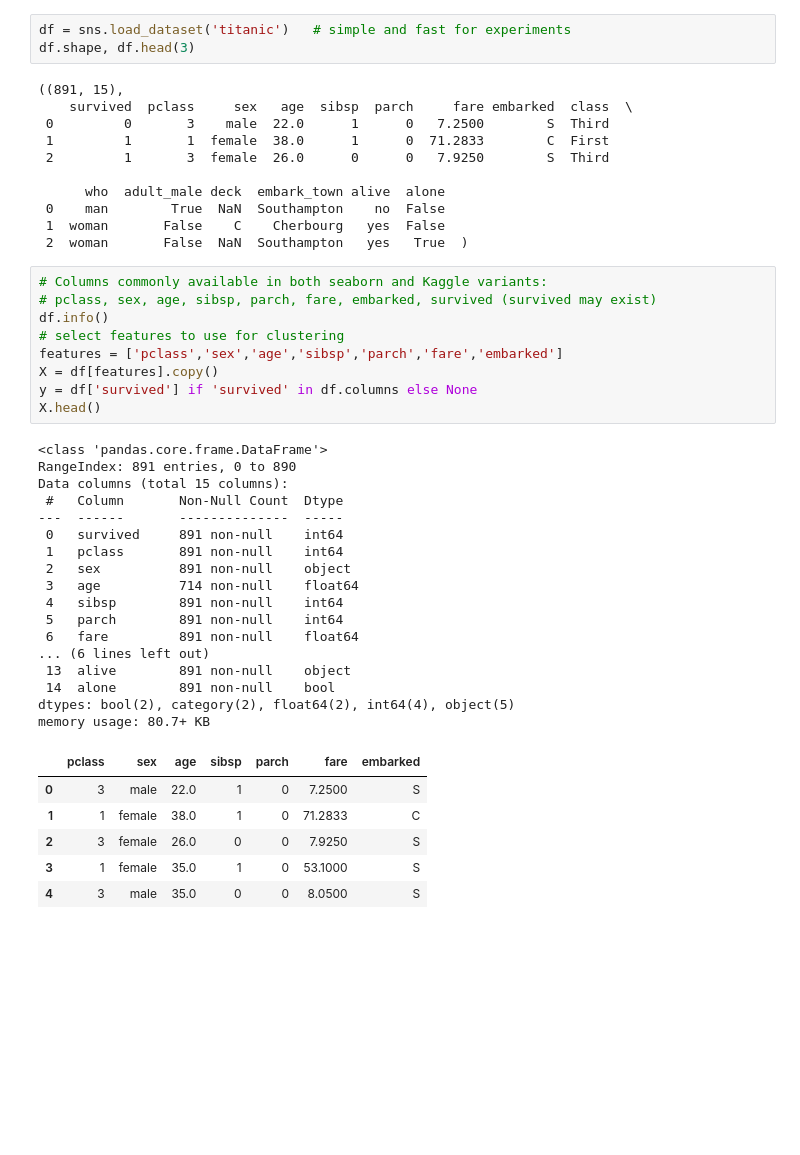
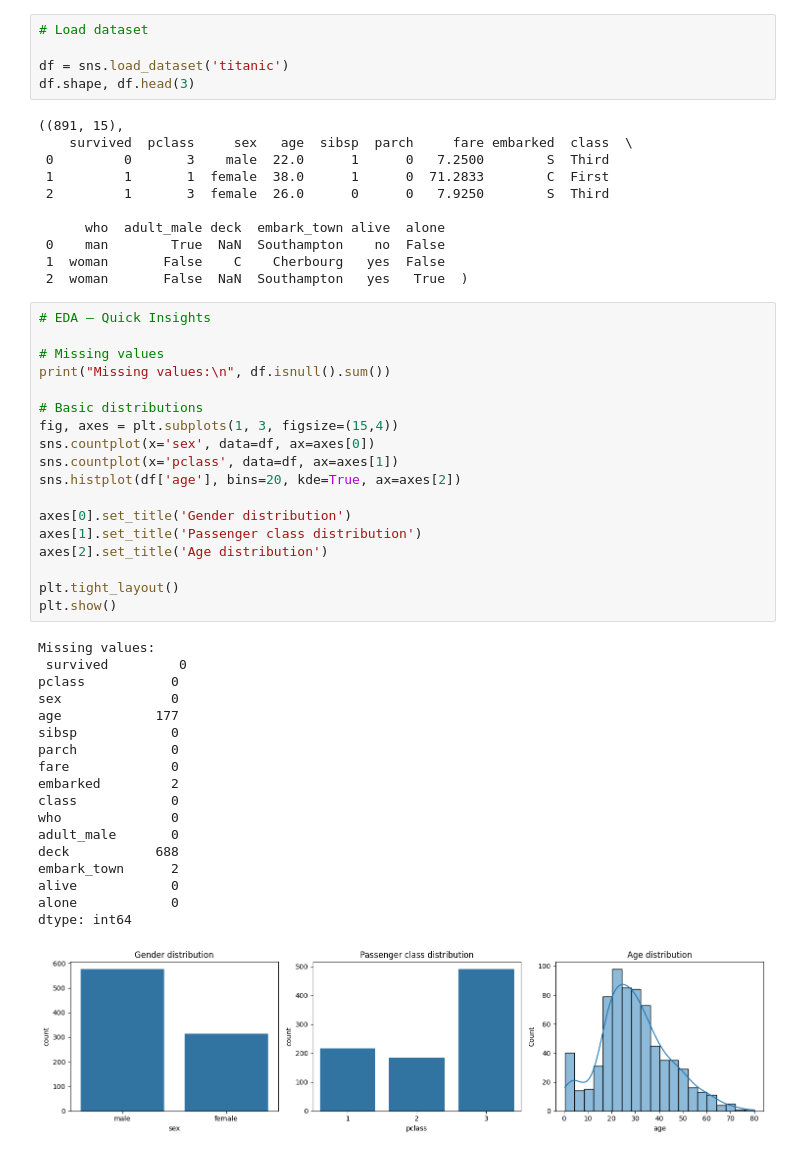
Before and after one commit to Gunjan712Sehrawat/titanic_kmeans_pca, a Jupyter notebook: titanic_kmeans_pca.ipynb, the cells around one changed output. Saved outputs shown, nothing was run; the diff lists cells and outputs as text; blank space fills up the shorter version.

```diff
--- a/titanic_kmeans_pca.ipynb
+++ b/titanic_kmeans_pca.ipynb
@@ -16,7 +21,9 @@ from sklearn.metrics import silhouette_score, adjusted_rand_score, normalized_mu
 import joblib
 np.random.seed(42)
 # %%
-df = sns.load_dataset('titanic')   # simple and fast for experiments
+# Load dataset
+
+df = sns.load_dataset('titanic')
 df.shape, df.head(3)
 # %% [output]
 ((891, 15),
@@ -29,37 +36,41 @@ df.shape, df.head(3)
  0    man        True  NaN  Southampton    no  False
  1  woman       False    C    Cherbourg   yes  False
  2  woman       False  NaN  Southampton   yes   True  )
-# %%
-# Columns commonly available in both seaborn and Kaggle variants:
-# pclass, sex, age, sibsp, parch, fare, embarked, survived (survived may exist)
-df.info()
-# select features to use for clustering
-features = ['pclass','sex','age','sibsp','parch','fare','embarked']
-X = df[features].copy()
-y = df['survived'] if 'survived' in df.columns else None
-X.head()
-# %% [output]
-<class 'pandas.core.frame.DataFrame'>
-RangeIndex: 891 entries, 0 to 890
-Data columns (total 15 columns):
- #   Column       Non-Null Count  Dtype
----  ------       --------------  -----
- 0   survived     891 non-null    int64
- 1   pclass       891 non-null    int64
- 2   sex          891 non-null    object
- 3   age          714 non-null    float64
- 4   sibsp        891 non-null    int64
- 5   parch        891 non-null    int64
- 6   fare         891 non-null    float64
-... (6 lines left out)
- 13  alive        891 non-null    object
- 14  alone        891 non-null    bool
-dtypes: bool(2), category(2), float64(2), int64(4), object(5)
-memory usage: 80.7+ KB
-|  | pclass | sex | age | sibsp | parch | fare | embarked |
-| 0 | 3 | male | 22.0 | 1 | 0 | 7.2500 | S |
-| 1 | 1 | female | 38.0 | 1 | 0 | 71.2833 | C |
-| 2 | 3 | female | 26.0 | 0 | 0 | 7.9250 | S |
-| 3 | 1 | female | 35.0 | 1 | 0 | 53.1000 | S |
-| 4 | 3 | male | 35.0 | 0 | 0 | 8.0500 | S |
+# %%
+# EDA – Quick Insights
+
+# Missing values
+print("Missing values:\n", df.isnull().sum())
+
+# Basic distributions
+fig, axes = plt.subplots(1, 3, figsize=(15,4))
+sns.countplot(x='sex', data=df, ax=axes[0])
+sns.countplot(x='pclass', data=df, ax=axes[1])
+sns.histplot(df['age'], bins=20, kde=True, ax=axes[2])
+
+axes[0].set_title('Gender distribution')
+axes[1].set_title('Passenger class distribution')
+axes[2].set_title('Age distribution')
+
+plt.tight_layout()
+plt.show()
+# %% [output]
+Missing values:
+ survived         0
+pclass           0
+sex              0
+age            177
+sibsp            0
+parch            0
+fare             0
+embarked         2
+class            0
+who              0
+adult_male       0
+deck           688
+embark_town      2
+alive            0
+alone            0
+dtype: int64
+[figure, added]
 # %%
```
Also changed, not shown: parts of 12 cells of this notebook.
